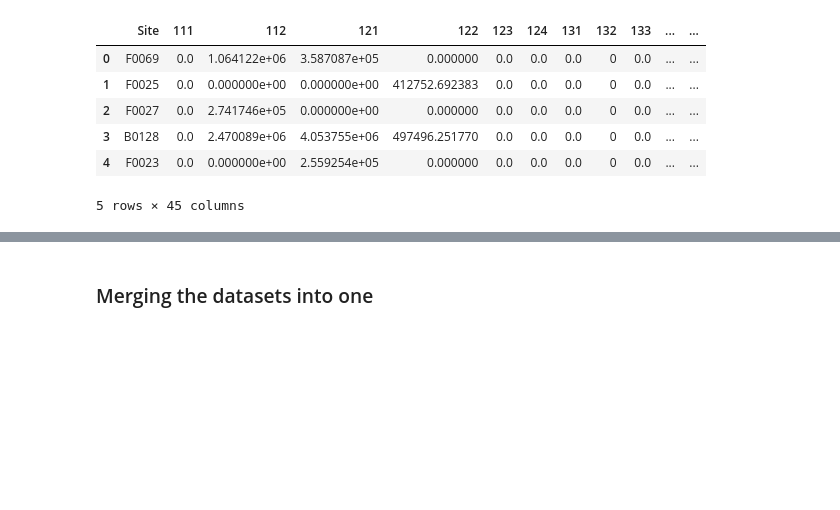
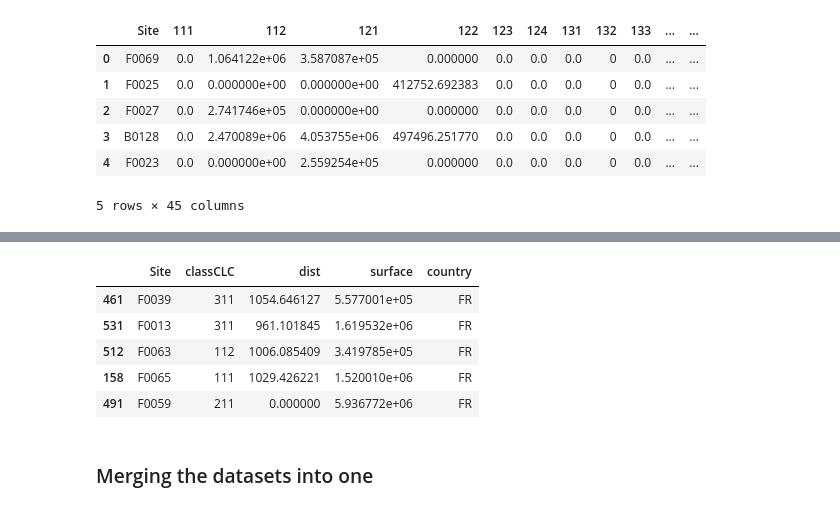
Before and after one commit to Demesmaeker/beeOdiversity, a Jupyter notebook: 01_preprocessing.ipynb, the cells around one changed output, grey strips where cells are left out. Drawn from its saved outputs; the diff is of its cells as text; code cells hidden in the pictures; blank space fills up the shorter version.

```diff
--- a/01_preprocessing.ipynb
+++ b/01_preprocessing.ipynb
@@ -269,5 +286,13 @@ sites_df.sample(10)
 # %%
 sites_df = sites_df.drop(['polyID'], axis=1)
+sites_df.sample(5)
+# %% [output]
+|  | Site | classCLC | dist | surface | country |
+| 461 | F0039 | 311 | 1054.646127 | 5.577001e+05 | FR |
+| 531 | F0013 | 311 | 961.101845 | 1.619532e+06 | FR |
+| 512 | F0063 | 112 | 1006.085409 | 3.419785e+05 | FR |
+| 158 | F0065 | 111 | 1029.426221 | 1.520010e+06 | FR |
+| 491 | F0059 | 211 | 0.000000 | 5.936772e+06 | FR |
 # %% [markdown]
 ### Merging the datasets into one
 # %% [markdown]
```
Also changed, not shown: parts of 10 cells of this notebook.
